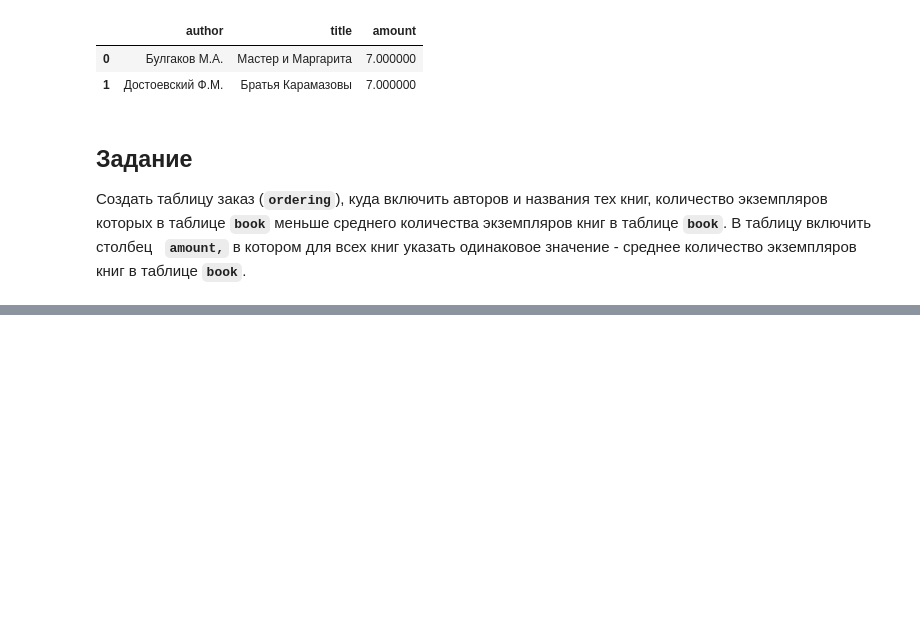
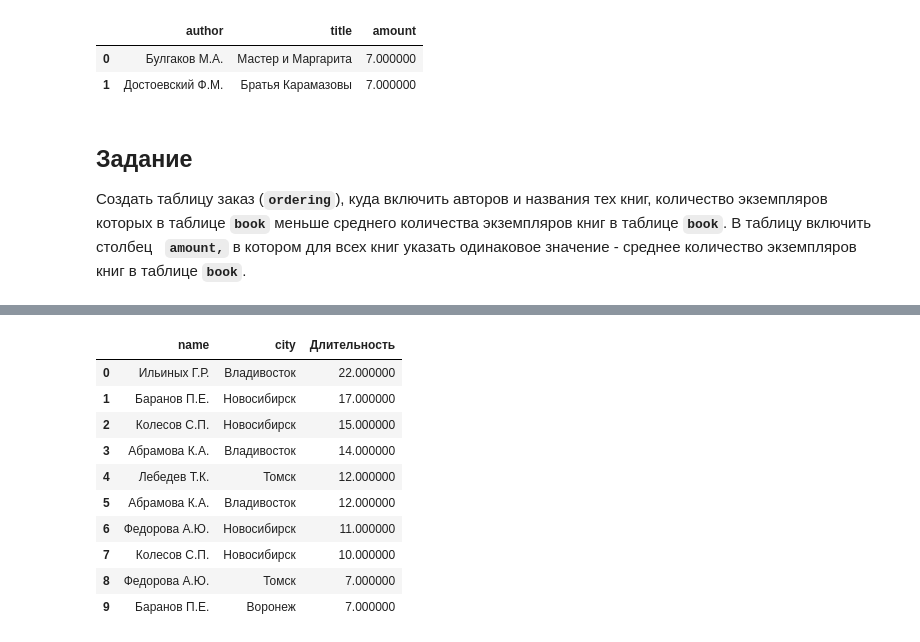
Before and after one commit to w9ip/learning, a Jupyter notebook: DB/Без названия.ipynb, the cells around one changed output, grey strips where cells are left out. Saved outputs shown, nothing was run; the diff lists cells and outputs as text; code cells hidden in the pictures; blank space fills up the shorter version.

```diff
--- a/DB/Без названия.ipynb
+++ b/DB/Без названия.ipynb
@@ -1612,0 +1770,19 @@ SELECT * FROM ordering;
+# %%
+read_sql_query("""
+SELECT name, city, DATE_PART('day', date_last::timestamp - date_first::timestamp)+1 AS Длительность
+FROM trip
+WHERE city NOT IN ('Москва', 'Санкт-Петербург')
+ORDER BY 3 DESC, 1 DESC;
+""")
+# %% [output]
+|  | name | city | Длительность |
+| 0 | Ильиных Г.Р. | Владивосток | 22.000000 |
+| 1 | Баранов П.Е. | Новосибирск | 17.000000 |
+| 2 | Колесов С.П. | Новосибирск | 15.000000 |
+| 3 | Абрамова К.А. | Владивосток | 14.000000 |
+| 4 | Лебедев Т.К. | Томск | 12.000000 |
+| 5 | Абрамова К.А. | Владивосток | 12.000000 |
+| 6 | Федорова А.Ю. | Новосибирск | 11.000000 |
+| 7 | Колесов С.П. | Новосибирск | 10.000000 |
+| 8 | Федорова А.Ю. | Томск | 7.000000 |
+| 9 | Баранов П.Е. | Воронеж | 7.000000 |
```
Also changed, not shown: parts of 25 cells of this notebook, 1 other file.
